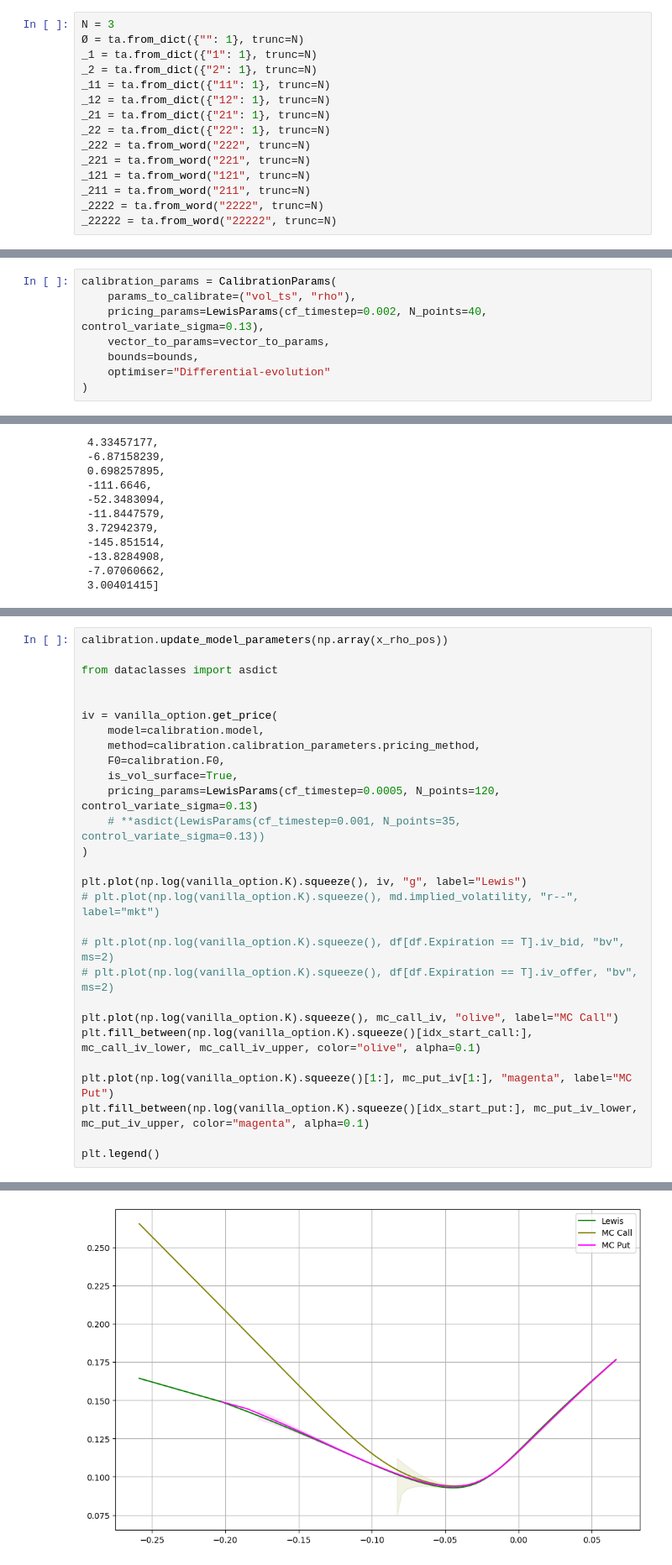
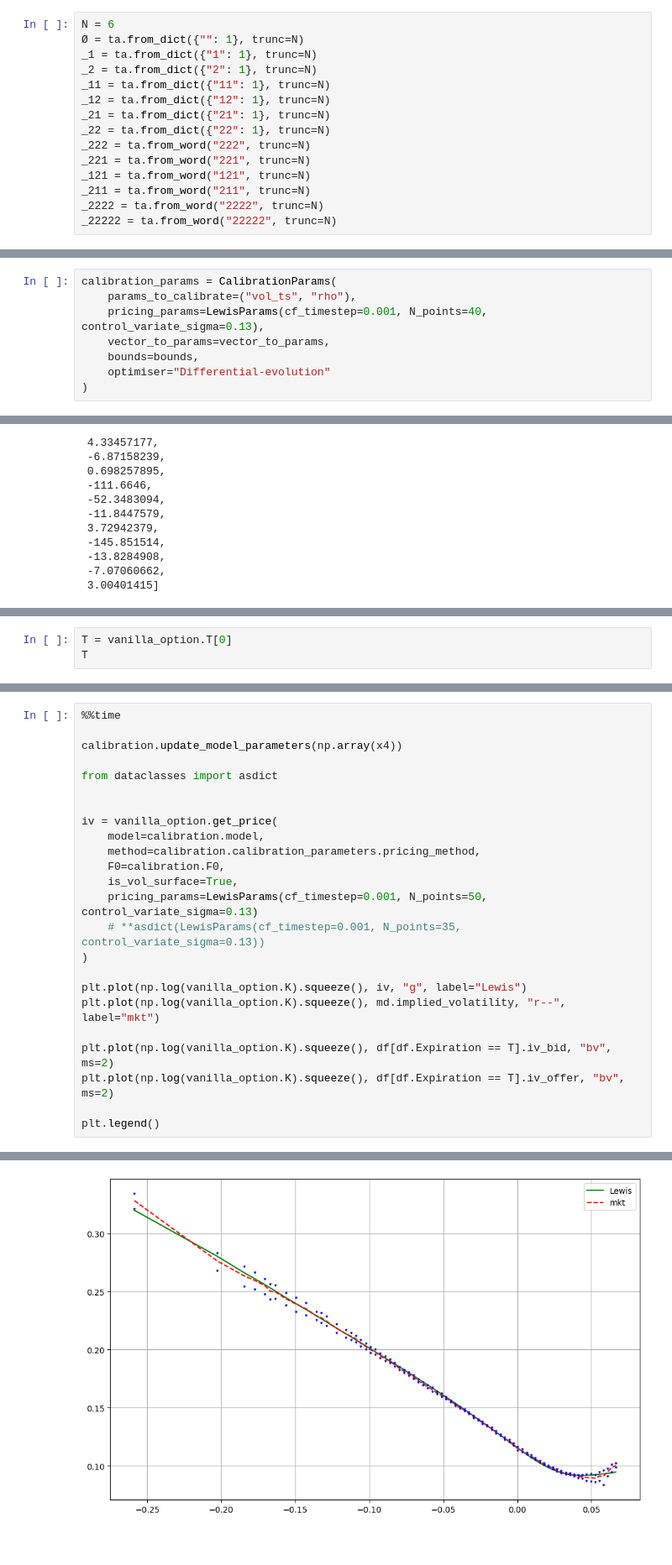
Before and after one commit to MrG1raffe/signature, a Jupyter notebook: notebooks/Smile Calibration.ipynb, the cells around one changed output, grey strips where cells are left out. Shown at 84% size. Drawn from its saved outputs; the diff is of its cells as text.

```diff
--- a/notebooks/Smile Calibration.ipynb
+++ b/notebooks/Smile Calibration.ipynb
@@ -121,7 +119,7 @@ for ax, T in zip(ax_arr, maturities):
 # %% [output]
 [figure]
 # %%
-N = 3
+N = 6
 Ø = ta.from_dict({"": 1}, trunc=N)
 _1 = ta.from_dict({"1": 1}, trunc=N)
 _2 = ta.from_dict({"2": 1}, trunc=N)
@@ -180,7 +178,7 @@ bounds = [(-1, 0)] + [(-200, 200)] * (2**(N + 1) - 2) + [(0, 200)]
 # %%
 calibration_params = CalibrationParams(
     params_to_calibrate=("vol_ts", "rho"),
-    pricing_params=LewisParams(cf_timestep=0.002, N_points=40, control_variate_sigma=0.13),
+    pricing_params=LewisParams(cf_timestep=0.001, N_points=40, control_variate_sigma=0.13),
     vector_to_params=vector_to_params,
     bounds=bounds,
     optimiser="Differential-evolution"
@@ -348,0 +357,3 @@ x_rho_pos
+# %%
+T = vanilla_option.T[0]
+T
@@ -349,5 +378,7 @@ x_rho_pos
 # %%
-calibration.update_model_parameters(np.array(x_rho_pos))
+%%time
+
+calibration.update_model_parameters(np.array(x4))
 
 from dataclasses import asdict
 
@@ -357,21 +388,15 @@ iv = vanilla_option.get_price(
     method=calibration.calibration_parameters.pricing_method,
     F0=calibration.F0,
     is_vol_surface=True,
-    pricing_params=LewisParams(cf_timestep=0.0005, N_points=120, control_variate_sigma=0.13)
+    pricing_params=LewisParams(cf_timestep=0.001, N_points=50, control_variate_sigma=0.13)
     # **asdict(LewisParams(cf_timestep=0.001, N_points=35, control_variate_sigma=0.13))
 )
 
 plt.plot(np.log(vanilla_option.K).squeeze(), iv, "g", label="Lewis")
-# plt.plot(np.log(vanilla_option.K).squeeze(), md.implied_volatility, "r--", label="mkt")
+plt.plot(np.log(vanilla_option.K).squeeze(), md.implied_volatility, "r--", label="mkt")
 
-# plt.plot(np.log(vanilla_option.K).squeeze(), df[df.Expiration == T].iv_bid, "bv", ms=2)
-# plt.plot(np.log(vanilla_option.K).squeeze(), df[df.Expiration == T].iv_offer, "bv", ms=2)
-
-plt.plot(np.log(vanilla_option.K).squeeze(), mc_call_iv, "olive", label="MC Call")
-plt.fill_between(np.log(vanilla_option.K).squeeze()[idx_start_call:], mc_call_iv_lower, mc_call_iv_upper, color="olive", alpha=0.1)
-
-plt.plot(np.log(vanilla_option.K).squeeze()[1:], mc_put_iv[1:], "magenta", label="MC Put")
-plt.fill_between(np.log(vanilla_option.K).squeeze()[idx_start_put:], mc_put_iv_lower, mc_put_iv_upper, color="magenta", alpha=0.1)
+plt.plot(np.log(vanilla_option.K).squeeze(), df[df.Expiration == T].iv_bid, "bv", ms=2)
+plt.plot(np.log(vanilla_option.K).squeeze(), df[df.Expiration == T].iv_offer, "bv", ms=2)
 
 plt.legend()
 # %% [output]
@@ -379 +406 @@ plt.legend()
-[figure, old version]
+[figure, new version]
```
Also changed, not shown: parts of 33 cells of this notebook, 7 other files.
